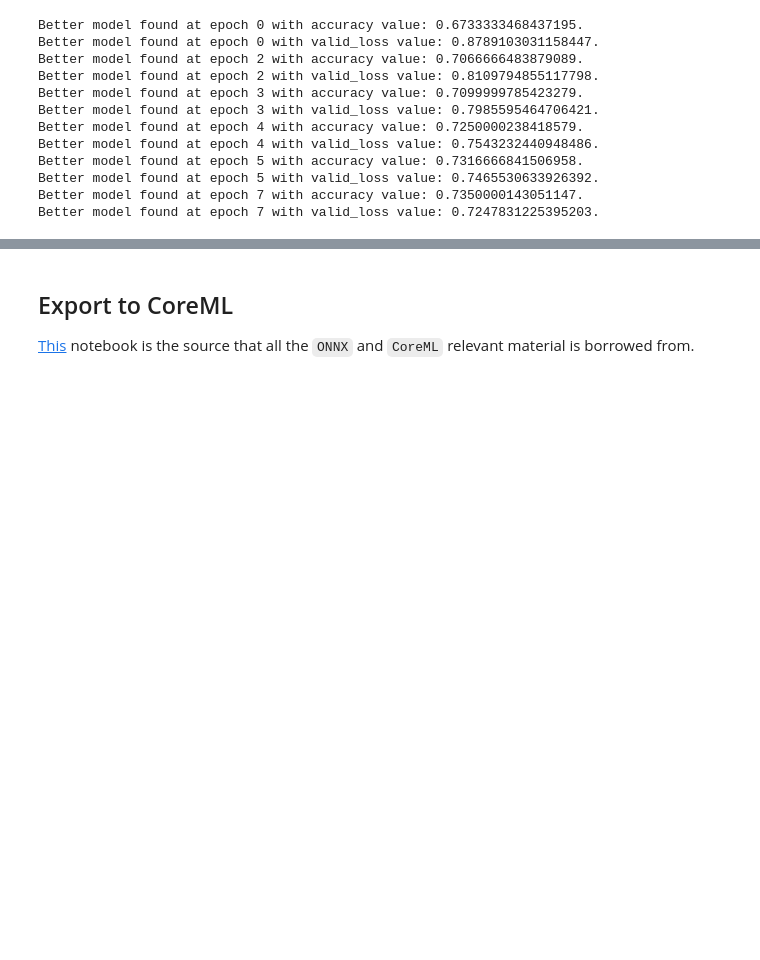
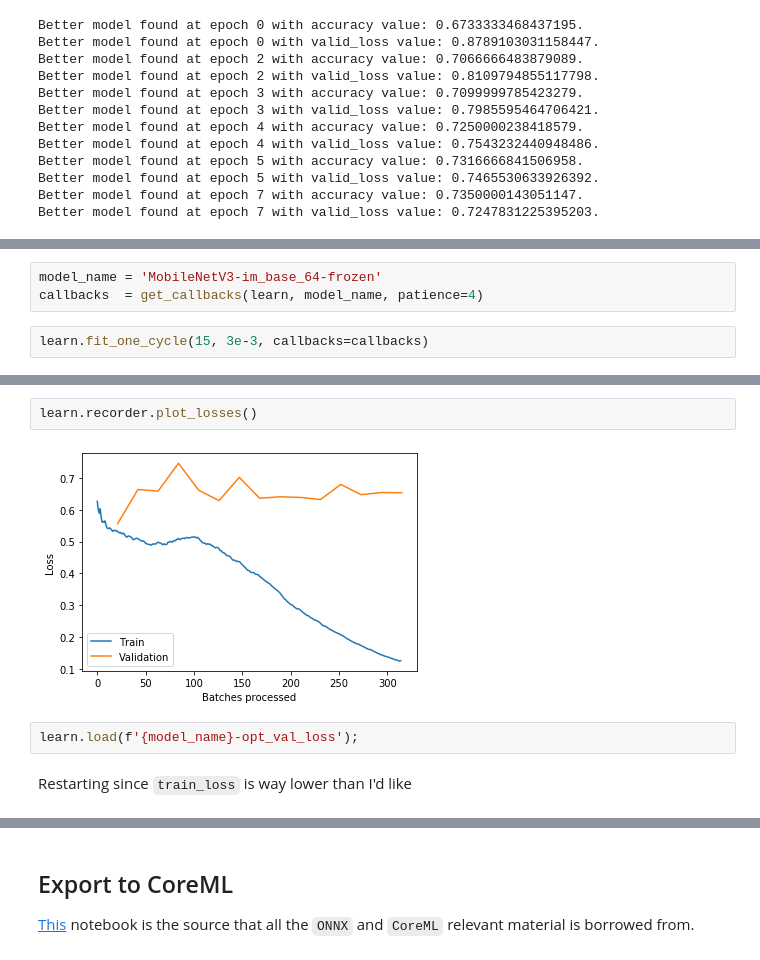
Before and after one commit to echorec/CinemaNet, a Jupyter notebook: nbs/MobileNet-SqueezeNet.ipynb, the cells around one changed output, grey strips where cells are left out. Saved outputs shown, nothing was run; the diff lists cells and outputs as text; blank space fills up the shorter version.

```diff
--- a/nbs/MobileNet-SqueezeNet.ipynb
+++ b/nbs/MobileNet-SqueezeNet.ipynb
@@ -392,0 +519,5 @@ Better model found at epoch 7 with valid_loss value: 0.7247831225395203.
+# %%
+model_name = 'MobileNetV3-im_base_64-frozen'
+callbacks  = get_callbacks(learn, model_name, patience=4)
+# %%
+learn.fit_one_cycle(15, 3e-3, callbacks=callbacks)
@@ -392,0 +546,8 @@ Better model found at epoch 7 with valid_loss value: 0.7247831225395203.
+# %%
+learn.recorder.plot_losses()
+# %% [output]
+[figure, added]
+# %%
+learn.load(f'{model_name}-opt_val_loss');
+# %% [markdown]
+Restarting since `train_loss` is way lower than I'd like
```
Also changed, not shown: parts of 18 cells of this notebook.
